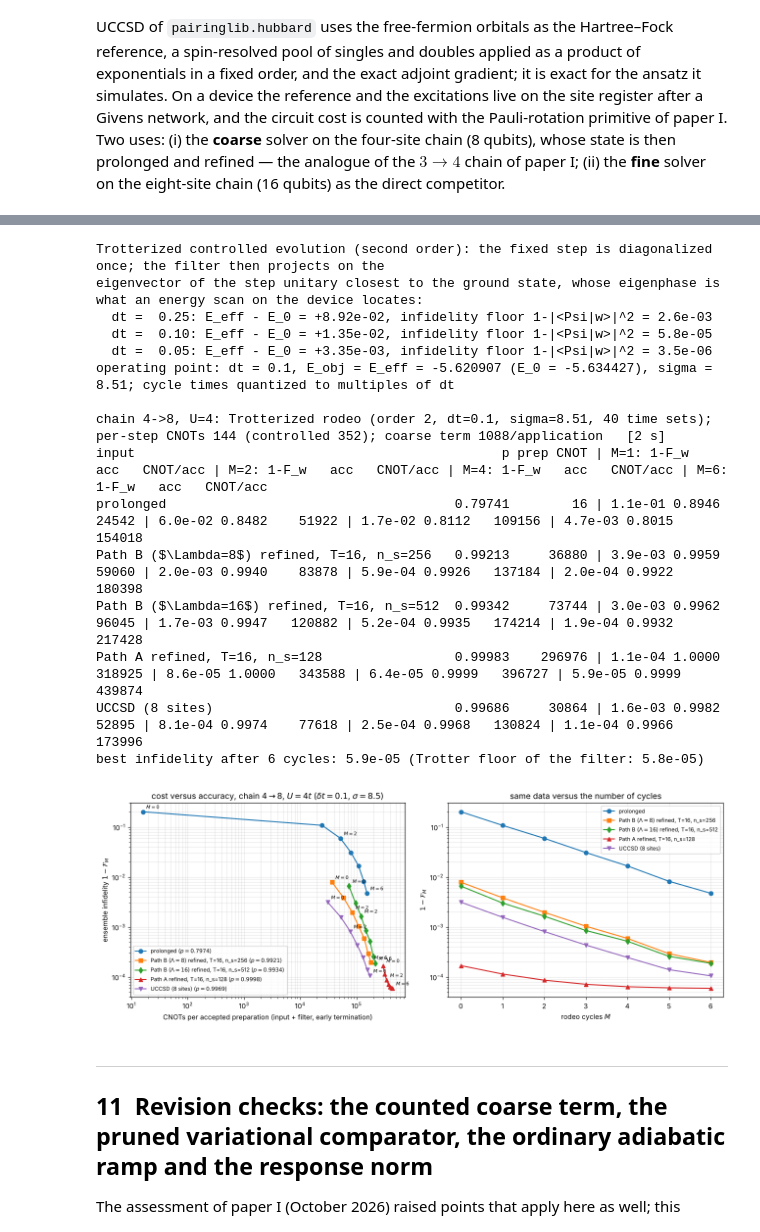
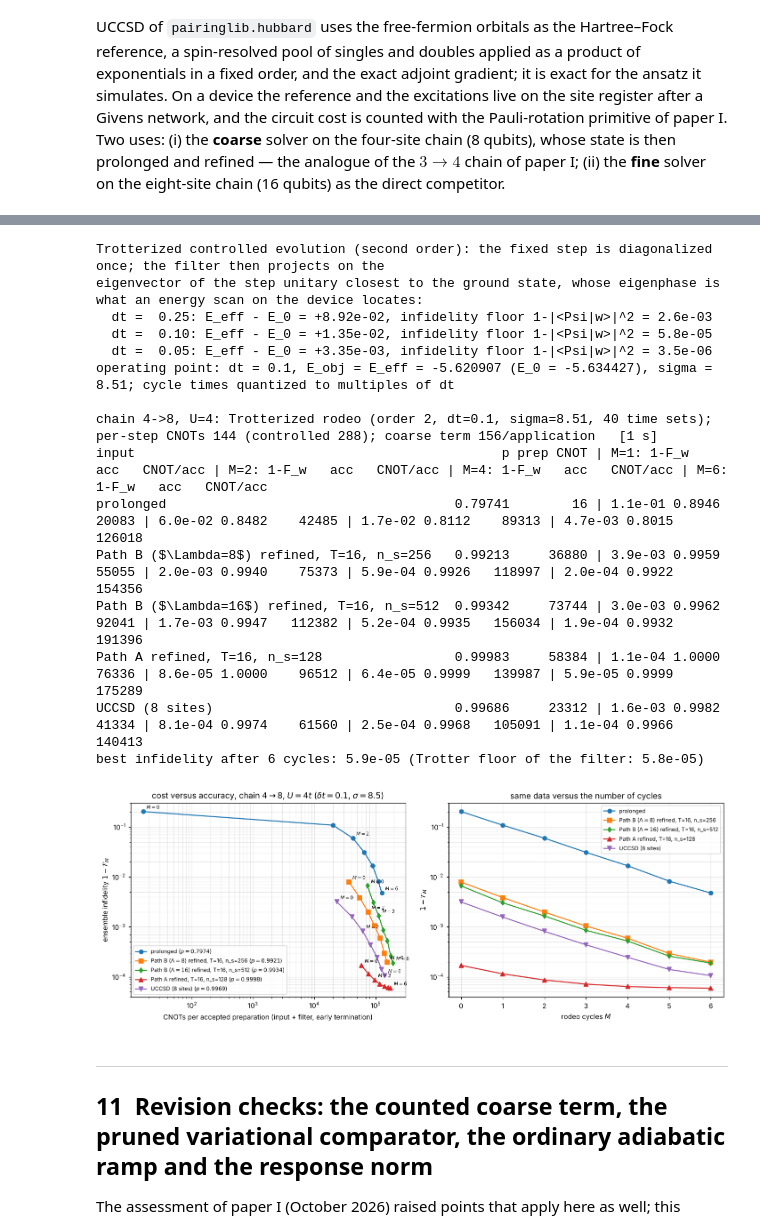
Before and after one commit to CompPhysics/QuantumComputingQuNorth, a Jupyter notebook: EigenQ/pairing-eigenq/notebooks/ResolutionRefHubbard.ipynb, the cells around one changed output, grey strips where cells are left out. Drawn from its saved outputs; the diff is of its cells as text; code cells hidden in the pictures.

```diff
--- a/EigenQ/pairing-eigenq/notebooks/ResolutionRefHubbard.ipynb
+++ b/EigenQ/pairing-eigenq/notebooks/ResolutionRefHubbard.ipynb
@@ -834,7 +838,8 @@ for L in (4, 8):
     st1 = hb.chain_step_cnots(N, bonds, 1); st2 = hb.chain_step_cnots(N, bonds, 2); ct2 = hb.chain_step_cnots(N, bonds, 2, controlled=True)
     print(f"L={L} ({2*L} qubits): {pc['total']} strings of weight <= {pc['max_weight']}; CNOTs per step: order 1 {st1['cnots']}, order 2 {st2['cnots']}, controlled order 2 {ct2['cnots']} ({st1['rotations']} rotations)")
 Nc, bc = hb.chain(4); ca = hb.conditioned_term_cnots(Nc, bc, n_controls=8)
-print(f"Path A coarse term for 4->8: {ca['rotations']} rotations conditioned on 8 antibonding qubits: {ca['toffoli']} CNOTs (Toffoli ladder) / {ca['gray']} (Gray-code phase polynomial) per application, vs {ca['base']} unconditioned")
+print(f"Path A coarse term for 4->8: {ca['rotations']} rotations conditioned on 8 antibonding qubits: shared flag {ca['flag']} CNOTs + frame change {ca['frame']} per application (c-1 = 7 clean work qubits); per-rotation Toffoli ladder {ca['toffoli']}; Gray-code phase polynomial {ca['gray']}; unconditioned {ca['base']}")
+CA_FLAG = ca["flag"] + ca["frame"]
 CN_PROL = 2*4*2            # Givens rotations: N_c per spin, 2 CNOTs each
 print(f"prolongation 4->8: {CN_PROL} CNOTs")
 
@@ -914,7 +919,7 @@ NSAMP, M_MAX, SEED = 40, 6, 3
 SIG = rodeo48[U]["sigma"]
 N8, b8 = hb.chain(8)
 st2 = hb.chain_step_cnots(N8, b8, 2)["cnots"]; ct2 = hb.chain_step_cnots(N8, b8, 2, controlled=True)["cnots"]
-ca = hb.conditioned_term_cnots(4, hb.chain(4)[1], n_controls=8)["toffoli"]
+ca = CA_FLAG                                                     # shared-flag coarse term incl. the frame change
 terms = hb.hubbard_terms(N8, b8, 2, 2, U)
 print("Trotterized controlled evolution (second order): the fixed step is diagonalized once; the filter then projects on the")
 print("eigenvector of the step unitary closest to the ground state, whose eigenphase is what an energy scan on the device locates:")
@@ -945,40 +950,40 @@ for name, (v0, cprep) in inputs.items():
     cost_et = (cprep + np.cumsum(reach*cyc_cost, axis=1).mean(0))/Am
     rows[name] = dict(p=p, cprep=cprep, Fw=Fw, A=Am, cost=cost_et)
 print(f"\nchain 4->8, U={U:.0f}: Trotterized rodeo (order 2, dt={DT}, sigma={SIG:.2f}, {NSAMP} time sets); per-step CNOTs {st2} (controlled {ct2}); coarse term {ca}/application   [{time.time()-t0:.0f} s]")
 print(f"{'input':44s} {'p':>8s} {'prep CNOT':>9s} | " + " | ".join(f"M={m}: 1-F_w   acc   CNOT/acc" for m in (1, 2, 4, 6)))
 for name, d in rows.items():
     print(f"{name:44s} {d['p']:8.5f} {d['cprep']:9d} | " + " | ".join(f"{1-d['Fw'][m-1]:.1e} {d['A'][m-1]:.4f} {d['cost'][m-1]:8.0f}" for m in (1, 2, 4, 6)))
 floor = min(1 - d["Fw"][-1] for d in rows.values())
 print(f"best infidelity after {M_MAX} cycles: {floor:.1e} (Trotter floor of the filter: {tr['floor']:.1e})")
 
 fig, ax = plt.subplots(1, 2, figsize=(13, 5))
 mks = ["o-", "s-", "d-", "^-", "v-"]
 for (name, d), mk_ in zip(rows.items(), mks):
     inf = np.concatenate([[1 - d["p"]], 1 - d["Fw"]]); cost = np.concatenate([[d["cprep"]], d["cost"]])
     ax[0].loglog(cost, inf, mk_, label=f"{name} ($p={d['p']:.4f}$)")
     for m in (0, 2, 6): ax[0].annotate(f"$M={m}$", (cost[m], inf[m]), textcoords="offset points", xytext=(5, 4), fontsize=7)
     ax[1].semilogy(np.arange(0, M_MAX+1), inf, mk_, label=name)
 ax[0].set_xlabel("CNOTs per accepted preparation (input + filter, early termination)"); ax[0].set_ylabel("ensemble infidelity $1-\\mathcal{F}_M$")
 ax[0].set_title(f"cost versus accuracy, chain $4\\to8$, $U=4t$ ($\\delta t={DT}$, $\\sigma={SIG:.1f}$)"); ax[0].legend(fontsize=8); ax[0].grid(alpha=0.3, which="both")
 ax[1].set_xlabel("rodeo cycles $M$"); ax[1].set_ylabel("$1-\\mathcal{F}_M$"); ax[1].set_title("same data versus the number of cycles"); ax[1].legend(fontsize=8); ax[1].grid(alpha=0.3, which="both")
 plt.tight_layout(); plt.show()
 # %% [output]
 Trotterized controlled evolution (second order): the fixed step is diagonalized once; the filter then projects on the
 eigenvector of the step unitary closest to the ground state, whose eigenphase is what an energy scan on the device locates:
   dt =  0.25: E_eff - E_0 = +8.92e-02, infidelity floor 1-|<Psi|w>|^2 = 2.6e-03
   dt =  0.10: E_eff - E_0 = +1.35e-02, infidelity floor 1-|<Psi|w>|^2 = 5.8e-05
   dt =  0.05: E_eff - E_0 = +3.35e-03, infidelity floor 1-|<Psi|w>|^2 = 3.5e-06
 operating point: dt = 0.1, E_obj = E_eff = -5.620907 (E_0 = -5.634427), sigma = 8.51; cycle times quantized to multiples of dt
 
-chain 4->8, U=4: Trotterized rodeo (order 2, dt=0.1, sigma=8.51, 40 time sets); per-step CNOTs 144 (controlled 352); coarse term 1088/application   [2 s]
+chain 4->8, U=4: Trotterized rodeo (order 2, dt=0.1, sigma=8.51, 40 time sets); per-step CNOTs 144 (controlled 288); coarse term 156/application   [1 s]
 input                                               p prep CNOT | M=1: 1-F_w   acc   CNOT/acc | M=2: 1-F_w   acc   CNOT/acc | M=4: 1-F_w   acc   CNOT/acc | M=6: 1-F_w   acc   CNOT/acc
-prolonged                                     0.79741        16 | 1.1e-01 0.8946    24542 | 6.0e-02 0.8482    51922 | 1.7e-02 0.8112   109156 | 4.7e-03 0.8015   154018
-Path B ($\Lambda=8$) refined, T=16, n_s=256   0.99213     36880 | 3.9e-03 0.9959    59060 | 2.0e-03 0.9940    83878 | 5.9e-04 0.9926   137184 | 2.0e-04 0.9922   180398
-Path B ($\Lambda=16$) refined, T=16, n_s=512  0.99342     73744 | 3.0e-03 0.9962    96045 | 1.7e-03 0.9947   120882 | 5.2e-04 0.9935   174214 | 1.9e-04 0.9932   217428
-Path A refined, T=16, n_s=128                 0.99983    296976 | 1.1e-04 1.0000   318925 | 8.6e-05 1.0000   343588 | 6.4e-05 0.9999   396727 | 5.9e-05 0.9999   439874
-UCCSD (8 sites)                               0.99686     30864 | 1.6e-03 0.9982    52895 | 8.1e-04 0.9974    77618 | 2.5e-04 0.9968   130824 | 1.1e-04 0.9966   173996
+prolonged                                     0.79741        16 | 1.1e-01 0.8946    20083 | 6.0e-02 0.8482    42485 | 1.7e-02 0.8112    89313 | 4.7e-03 0.8015   126018
+Path B ($\Lambda=8$) refined, T=16, n_s=256   0.99213     36880 | 3.9e-03 0.9959    55055 | 2.0e-03 0.9940    75373 | 5.9e-04 0.9926   118997 | 2.0e-04 0.9922   154356
+Path B ($\Lambda=16$) refined, T=16, n_s=512  0.99342     73744 | 3.0e-03 0.9962    92041 | 1.7e-03 0.9947   112382 | 5.2e-04 0.9935   156034 | 1.9e-04 0.9932   191396
+Path A refined, T=16, n_s=128                 0.99983     58384 | 1.1e-04 1.0000    76336 | 8.6e-05 1.0000    96512 | 6.4e-05 0.9999   139987 | 5.9e-05 0.9999   175289
+UCCSD (8 sites)                               0.99686     23312 | 1.6e-03 0.9982    41334 | 8.1e-04 0.9974    61560 | 2.5e-04 0.9968   105091 | 1.1e-04 0.9966   140413
 best infidelity after 6 cycles: 5.9e-05 (Trotter floor of the filter: 5.8e-05)
-[figure, old version]
+[figure, new version]
 # %% [markdown]
 ---
 ## 11&nbsp; Revision checks: the counted coarse term, the pruned variational comparator, the ordinary adiabatic ramp and the response norm
```
Also changed, not shown: parts of 16 cells of this notebook, 52 other files.
